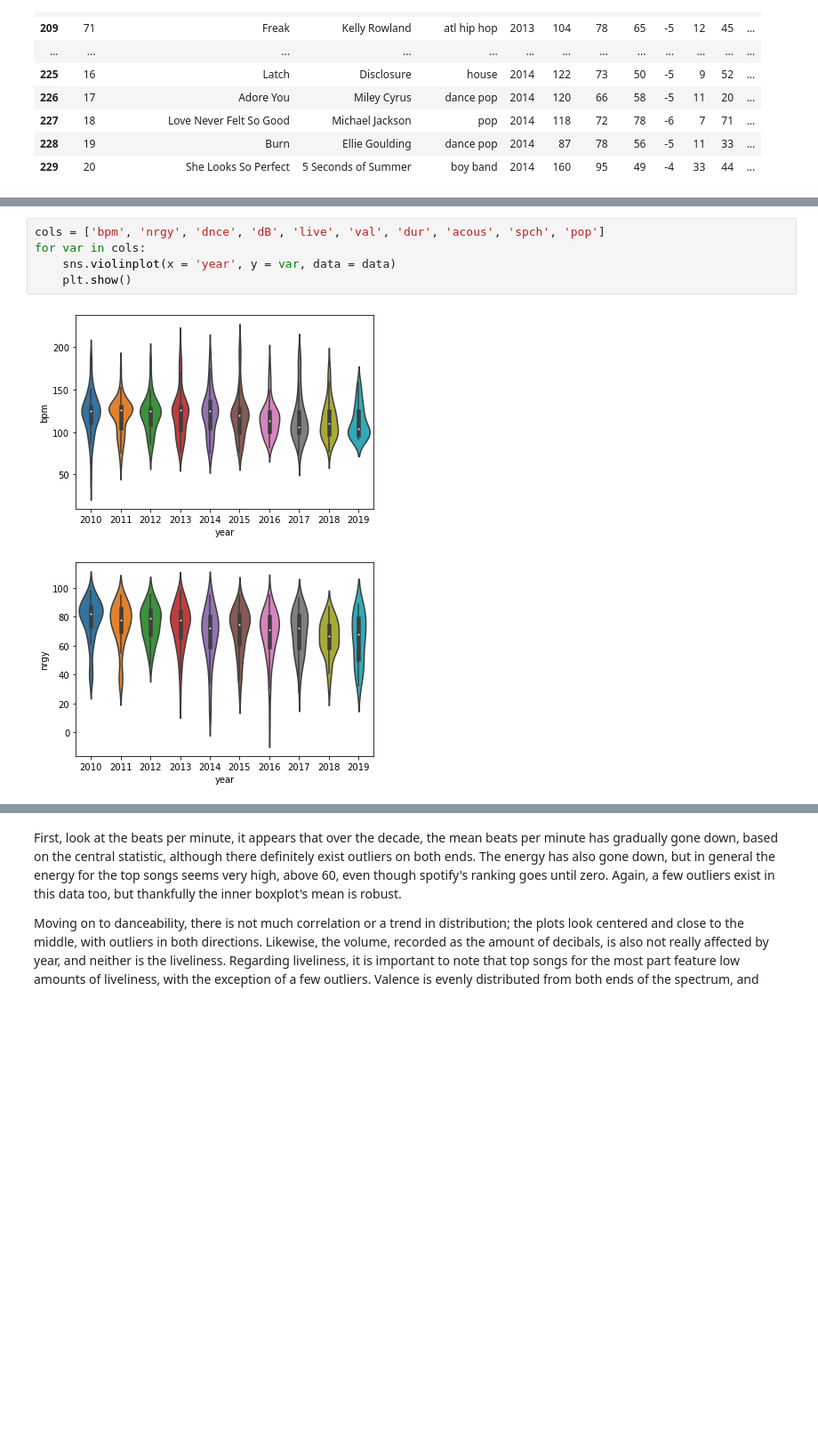
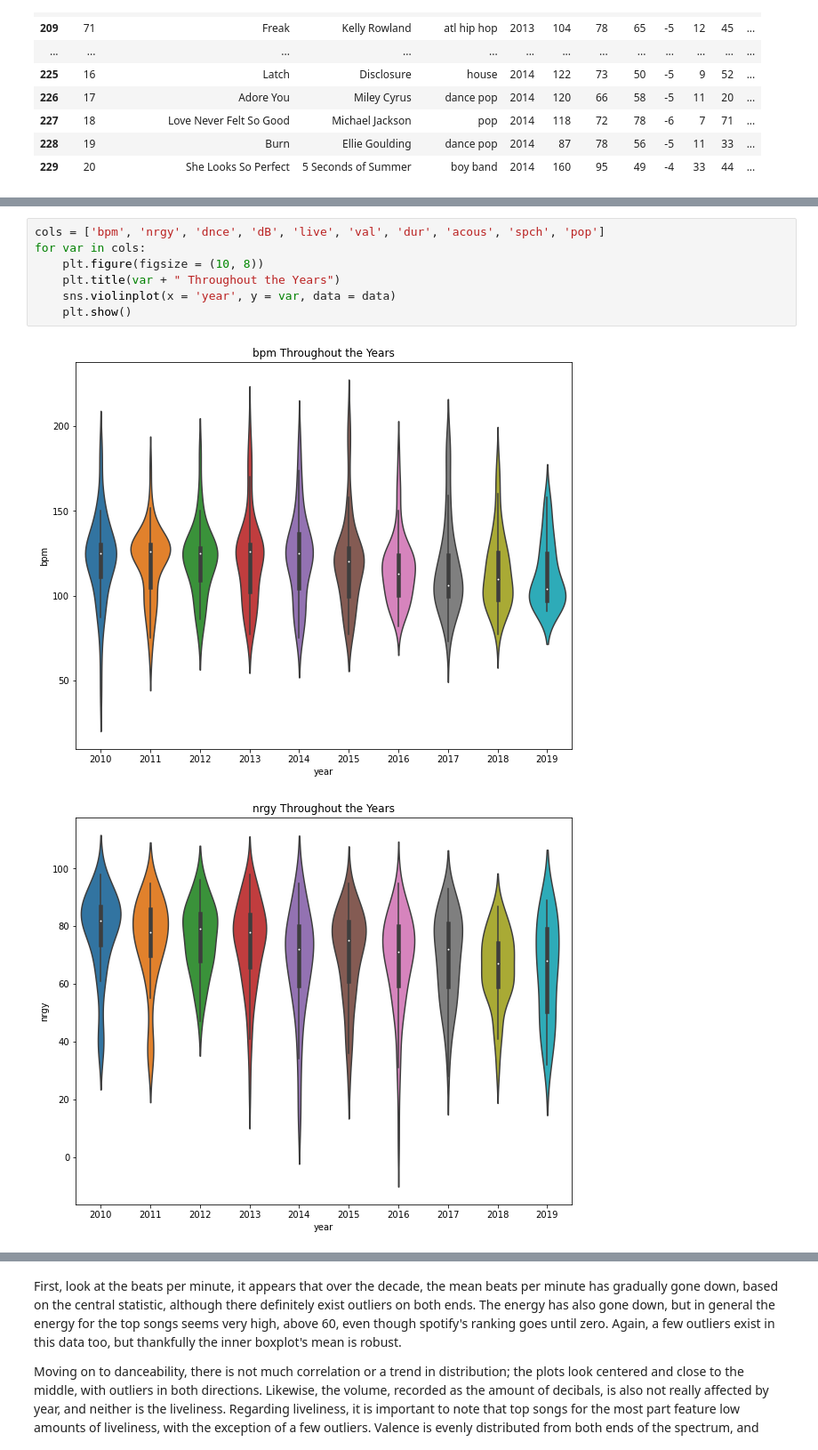
Before and after one commit to amarmuju/amarmuju.github.io, a Jupyter notebook: finalproject.ipynb, the cells around one changed output, grey strips where cells are left out. Shown at 89% size. Cells and saved outputs as stored; diff of their text form; blank space fills up the shorter version.

```diff
--- a/finalproject.ipynb
+++ b/finalproject.ipynb
@@ -131,8 +136,10 @@ We want to analyze this data from very different perspectives. Our first perspec
 # %%
 cols = ['bpm', 'nrgy', 'dnce', 'dB', 'live', 'val', 'dur', 'acous', 'spch', 'pop']
 for var in cols:
+    plt.figure(figsize = (10, 8))
+    plt.title(var + " Throughout the Years")
     sns.violinplot(x = 'year', y = var, data = data)
     plt.show()
 # %% [output]
-[figure, old version]
+[figure, new version]
-[figure, old version]
+[figure, new version]
```
Also changed, not shown: parts of 20 cells of this notebook.
